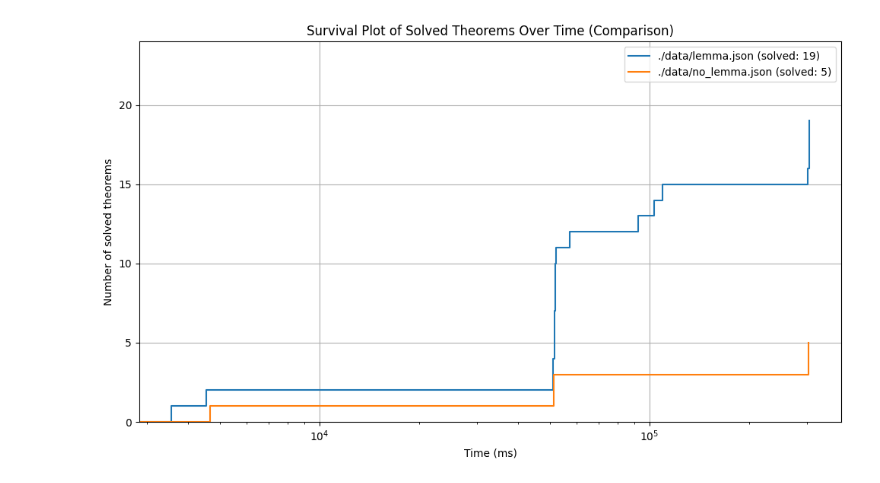
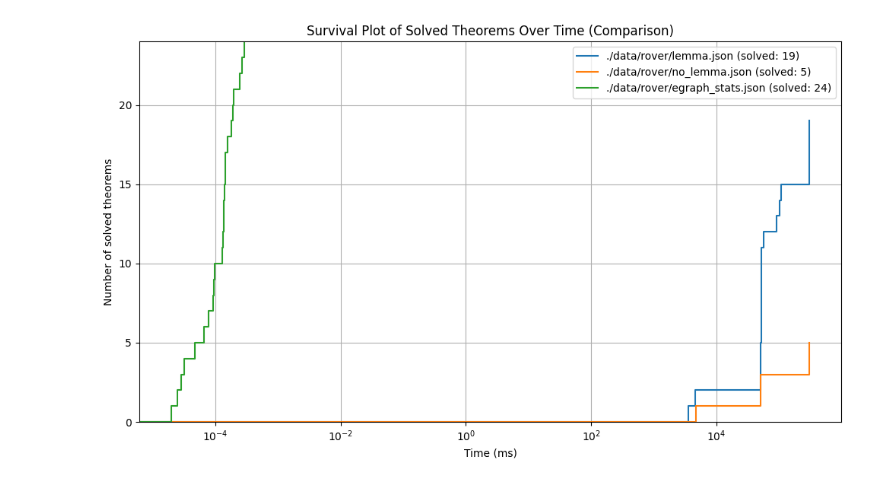
Before and after one commit to luigirinaldi/fyp, a Jupyter notebook: gen_graphs/graph.ipynb, the cells around one changed output. Cells and saved outputs as stored; diff of their text form; code cells hidden in the pictures.

Commit message:
wip collecting data from tool

```diff
--- a/gen_graphs/graph.ipynb
+++ b/gen_graphs/graph.ipynb
@@ -10,6 +10,13 @@ def extract_times(filename):
     timeout_times = [entry['total_time'] for entry in data.values() if entry['method'] == 'timeout']
     return sorted(cvc4_times), max(timeout_times) if timeout_times else max(cvc4_times)
 
+def extract_egraph(filename):
+    with open(filename, 'r') as f:
+        data = json.load(f)
+
+    return sorted([entry['summary']['total_time'] for entry in data.values()])
+
+
 def prepare_step_data(times):
     x = [0]
     y = [0]
@@ -19,33 +26,39 @@ def prepare_step_data(times):
     return x, y
 
 # Files to compare
-file1 = './data/lemma.json'
-file2 = './data/no_lemma.json'
+file1 = './data/rover/lemma.json'
+file2 = './data/rover/no_lemma.json'
+file3 = './data/rover/egraph_stats.json'
+
 
 # Extract data from both files
 times1, timeout1 = extract_times(file1)
 times2, timeout2 = extract_times(file2)
+times3 = extract_egraph(file3)
+
 
 x1, y1 = prepare_step_data(times1)
 x2, y2 = prepare_step_data(times2)
+x3, y3 = prepare_step_data(times3)
 
 # Plotting
 plt.figure(figsize=(10, 6))
 plt.plot(x1, y1, drawstyle='steps-post', label=f'{file1} (solved: {len(times1)})')
 plt.plot(x2, y2, drawstyle='steps-post', label=f'{file2} (solved: {len(times2)})')
+plt.plot(x3, y3, drawstyle='steps-post', label=f'{file3} (solved: {len(times3)})')
 
 # Show the larger of the two timeout values
 overall_timeout = max(timeout1, timeout2)
 # plt.axvline(overall_timeout, color='red', linestyle='--', label=f'Timeout = {overall_timeout:.2f}ms')
 
 plt.xlabel('Time (ms)')
 plt.ylabel('Number of solved theorems')
 plt.title('Survival Plot of Solved Theorems Over Time (Comparison)')
 plt.xscale('log')
 plt.ylim([0,24])
 plt.grid(True)
 plt.legend()
 plt.tight_layout()
 plt.show()
 # %% [output]
-[figure, old version]
+[figure, new version]
```
Also changed, not shown: 11 other files.
